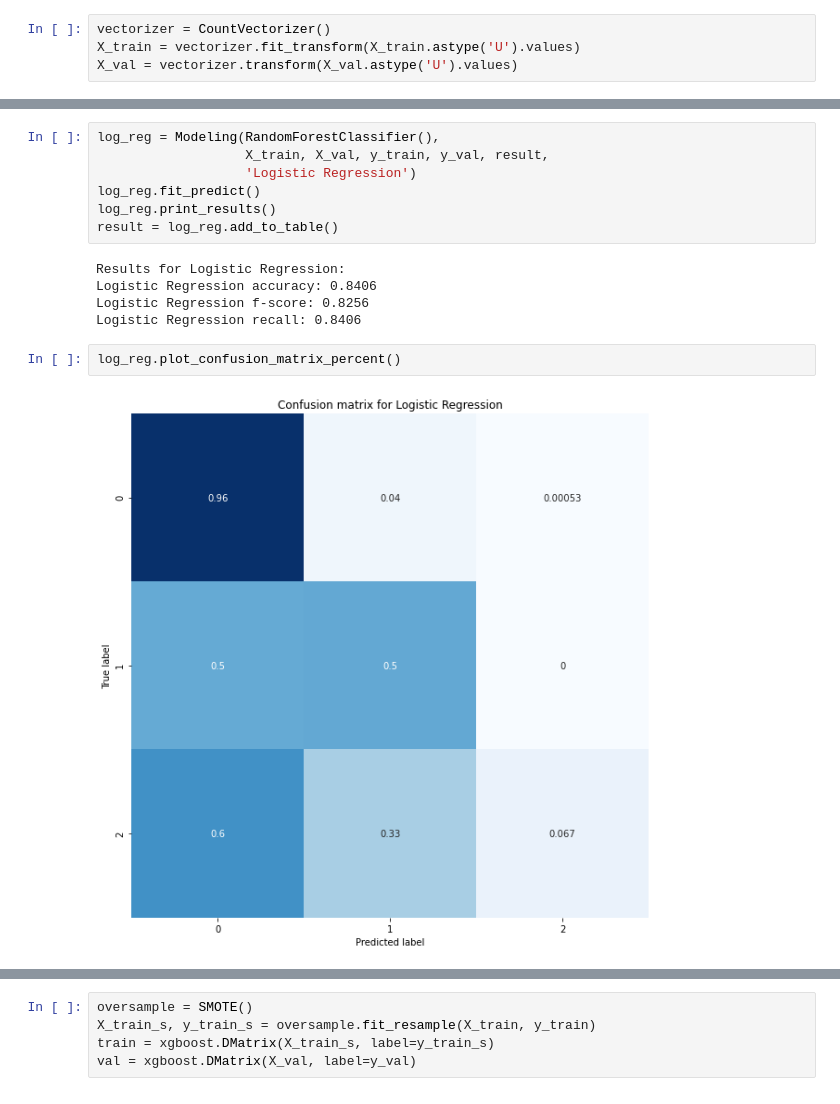
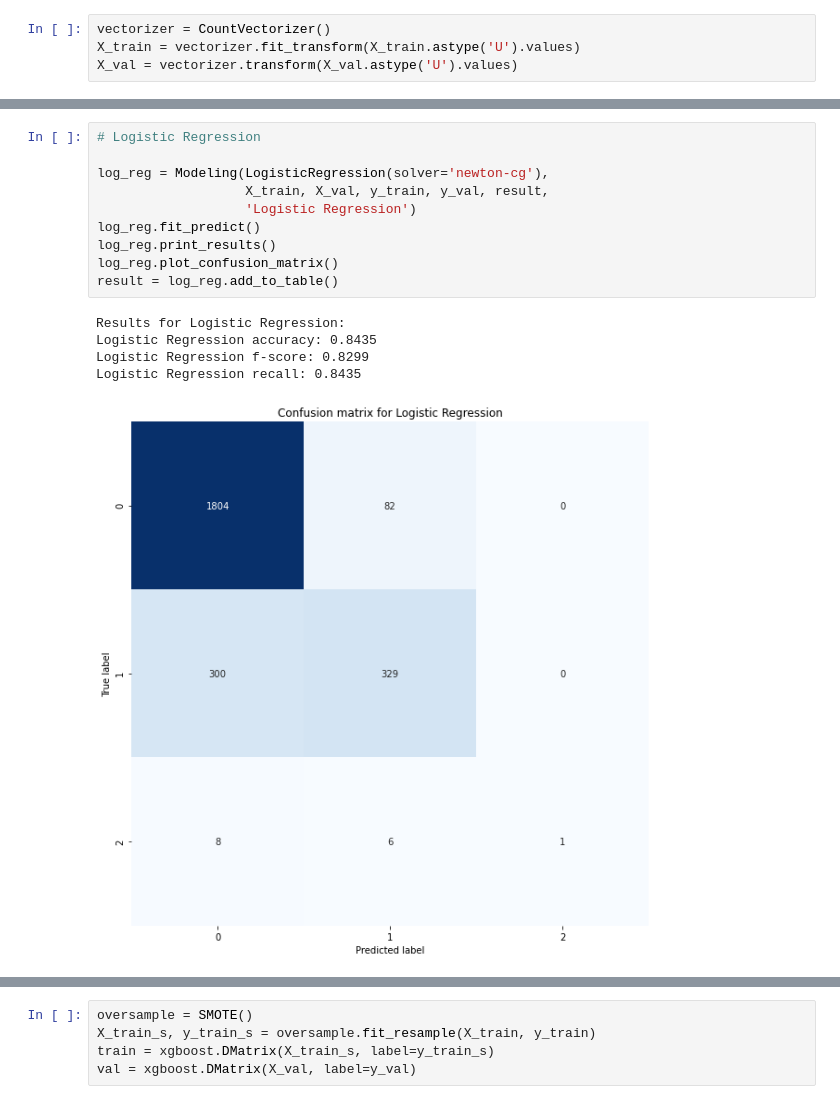
Before and after one commit to PatrykKotulak/Master-thesis, a Jupyter notebook: Hate_Speech_Detection.ipynb, the cells around one changed output, grey strips where cells are left out. Drawn from its saved outputs; the diff is of its cells as text.

```diff
--- a/Hate_Speech_Detection.ipynb
+++ b/Hate_Speech_Detection.ipynb
@@ -72,17 +65,17 @@ weighted avg       0.84      0.84      0.83      2535
 # %%
-log_reg = Modeling(RandomForestClassifier(),
+# Logistic Regression
+
+log_reg = Modeling(LogisticRegression(solver='newton-cg'),
                    X_train, X_val, y_train, y_val, result,
                    'Logistic Regression')
 log_reg.fit_predict()
 log_reg.print_results()
+log_reg.plot_confusion_matrix()
 result = log_reg.add_to_table()
 # %% [output]
 Results for Logistic Regression:
-Logistic Regression accuracy: 0.8406
-Logistic Regression f-score: 0.8256
-Logistic Regression recall: 0.8406
+Logistic Regression accuracy: 0.8435
+Logistic Regression f-score: 0.8299
+Logistic Regression recall: 0.8435
+[figure, added]
-# %%
-log_reg.plot_confusion_matrix_percent()
-# %% [output]
-[figure, removed]
 # %%
```
Also changed, not shown: parts of 15 cells of this notebook, 7 other files.
